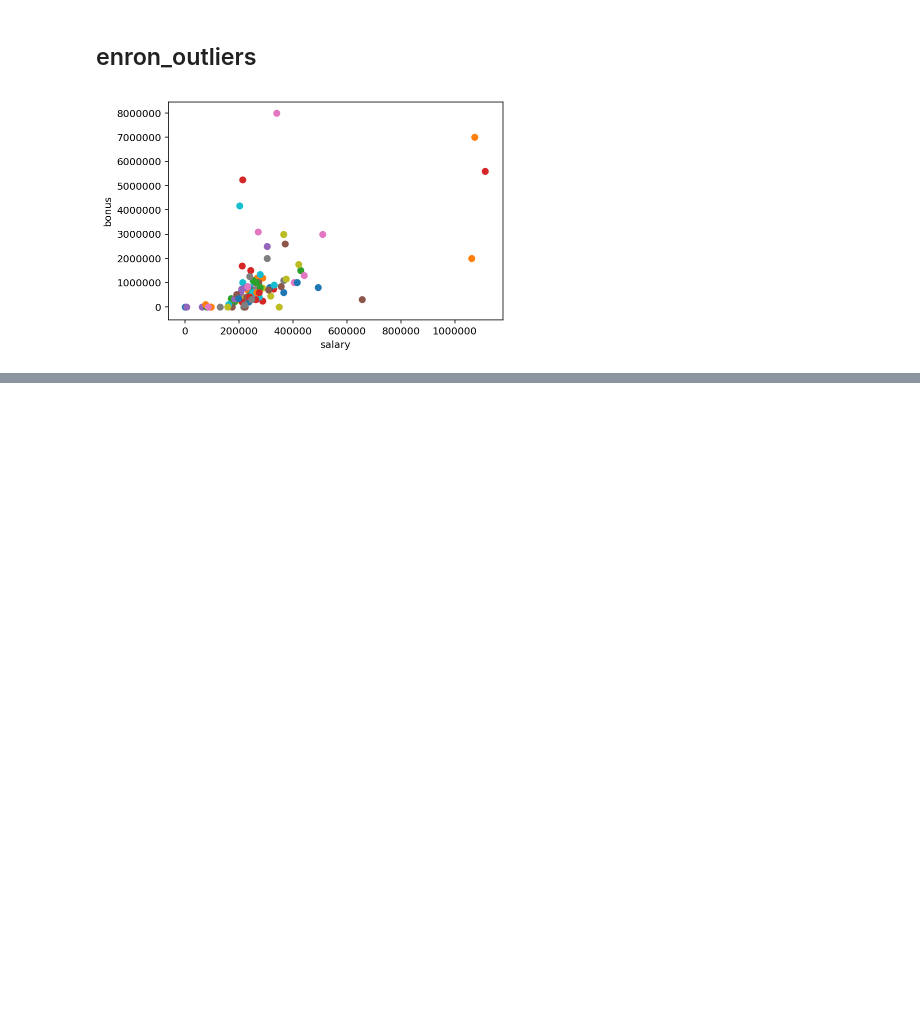
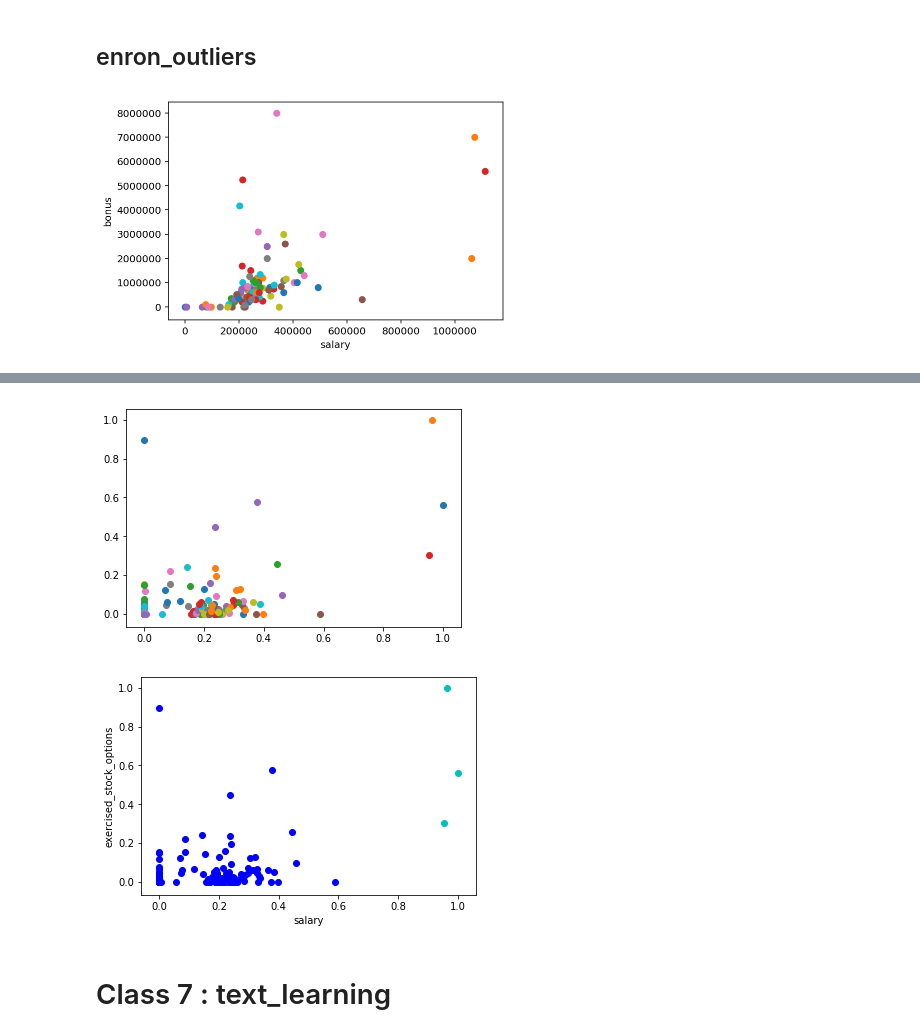
Before and after one commit to jdzyh/DataAnalysis, a Jupyter notebook: Lessons/III.MachineLearning/Explore-Enron-Dataset.ipynb, the cells around one changed output, grey strips where cells are left out. Drawn from its saved outputs; the diff is of its cells as text; code cells hidden in the pictures; blank space fills up the shorter version.

```diff
--- a/Lessons/III.MachineLearning/Explore-Enron-Dataset.ipynb
+++ b/Lessons/III.MachineLearning/Explore-Enron-Dataset.ipynb
@@ -505,0 +646,50 @@ matplotlib.pyplot.show()
+# %%
+### 特征缩放
+
+from feature_format import featureFormat, targetFeatureSplit
+from sklearn.preprocessing import MinMaxScaler
+
+### load in the dict of dicts containing all the data on each person in the dataset
+data_dict = pickle.load( open("./ud120-projects/final_project/final_project_dataset.pkl", "r") )
+### there's an outlier--remove it!
+data_dict.pop("TOTAL", 0)
+
+
+### the input features we want to use
+### can be any key in the person-level dictionary (salary, director_fees, etc.)
+feature_1 = "salary"
+feature_2 = "exercised_stock_options"
+feature_3 = "total_payments"
+poi  = "poi"
+features_list = [poi, feature_1, feature_2, feature_3]
+data = featureFormat(data_dict, features_list )
+poi, finance_features = targetFeatureSplit( data )
+
+# 特征变换
+min_max_scaler = MinMaxScaler()
+features_minmax = min_max_scaler.fit_transform(finance_features)
+
+for f1, f2, _ in features_minmax:
+    plt.scatter( f1, f2 )
+plt.show()
+
+
+### cluster here; create predictions of the cluster labels
+### for the data and store them to a list called pred
+from sklearn.cluster import KMeans
+
+kmeans = KMeans(n_clusters=2).fit(features_minmax)
+
+pred = kmeans.predict(features_minmax)
+
+### rename the "name" parameter when you change the number of features
+### so that the figure gets saved to a different file
+try:
+    Draw(pred, features_minmax, poi, mark_poi=False, name="clusters.pdf", f1_name=feature_1, f2_name=feature_2)
+except NameError:
+    print "no predictions object named pred found, no clusters to plot"
+# %% [output]
+[figure, added]
+[figure, added]
+# %% [markdown]
+# Class 7 : text_learning
```
Also changed, not shown: parts of 26 cells of this notebook, 16 other files.
